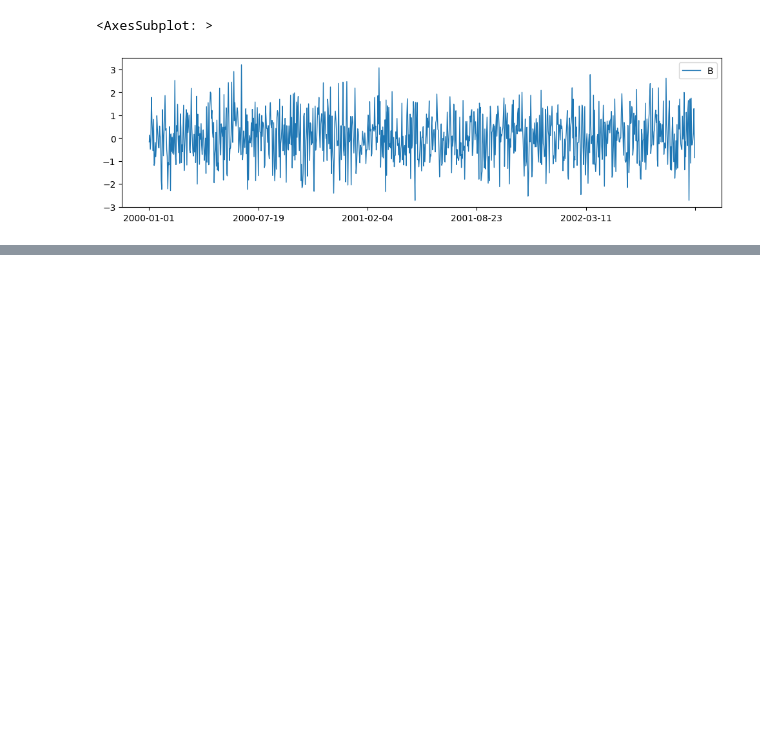
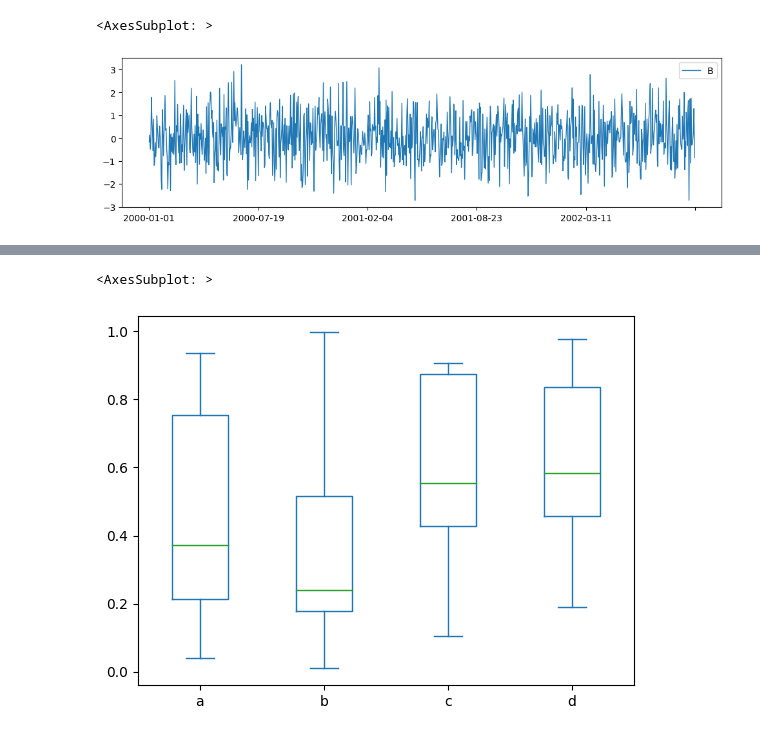
Before and after one commit to Michaela-Vosvrdova/Data-Science-and-Machine-Learning, a Jupyter notebook: Pandas Vizualization/pandas_vizualization.ipynb, the cells around one changed output, grey strips where cells are left out. Cells and saved outputs as stored; diff of their text form; code cells hidden in the pictures; blank space fills up the shorter version.

```diff
--- a/Pandas Vizualization/pandas_vizualization.ipynb
+++ b/Pandas Vizualization/pandas_vizualization.ipynb
@@ -64,0 +75,5 @@ df1.plot.line(y='B', figsize=(12,3), lw=1)
+# %%
+df2.plot.box()
+# %% [output]
+<AxesSubplot: >
+[figure, added]
```
Also changed, not shown: parts of 6 cells of this notebook, 1 other file.
